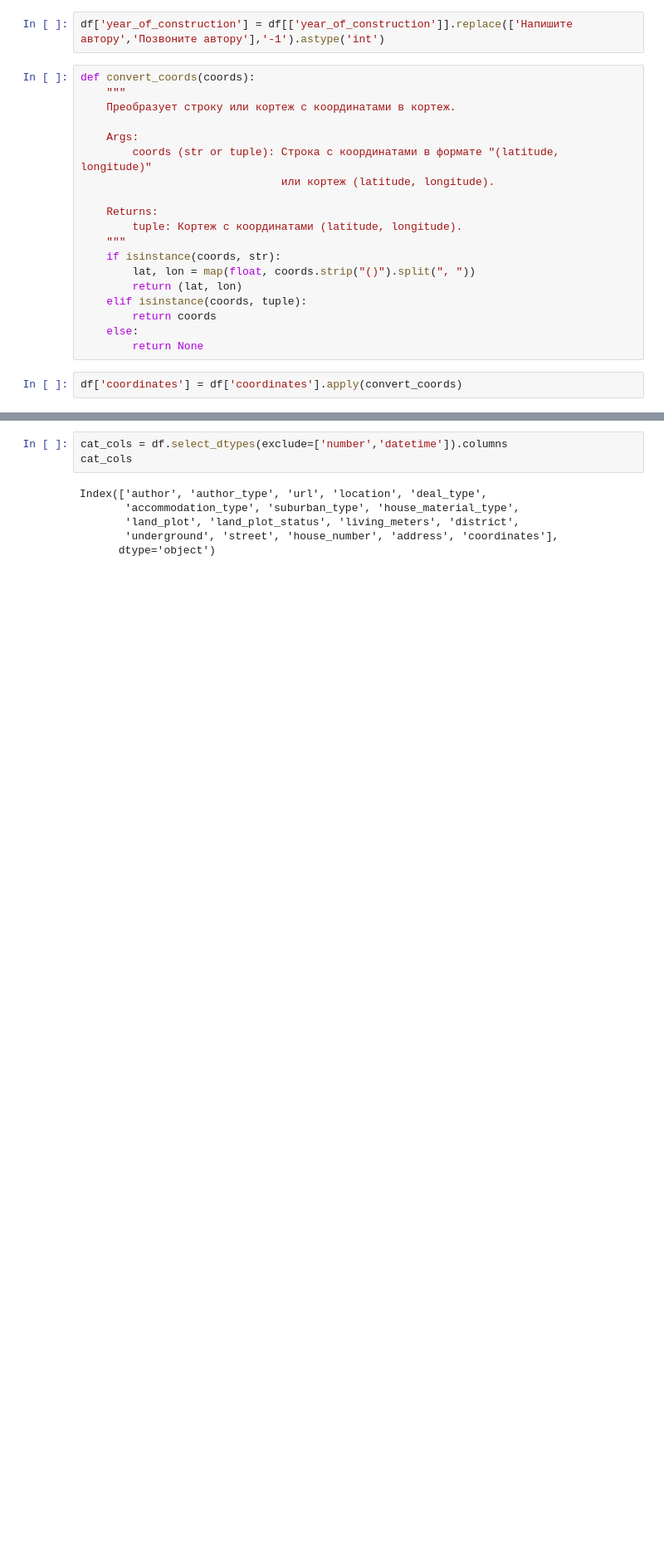
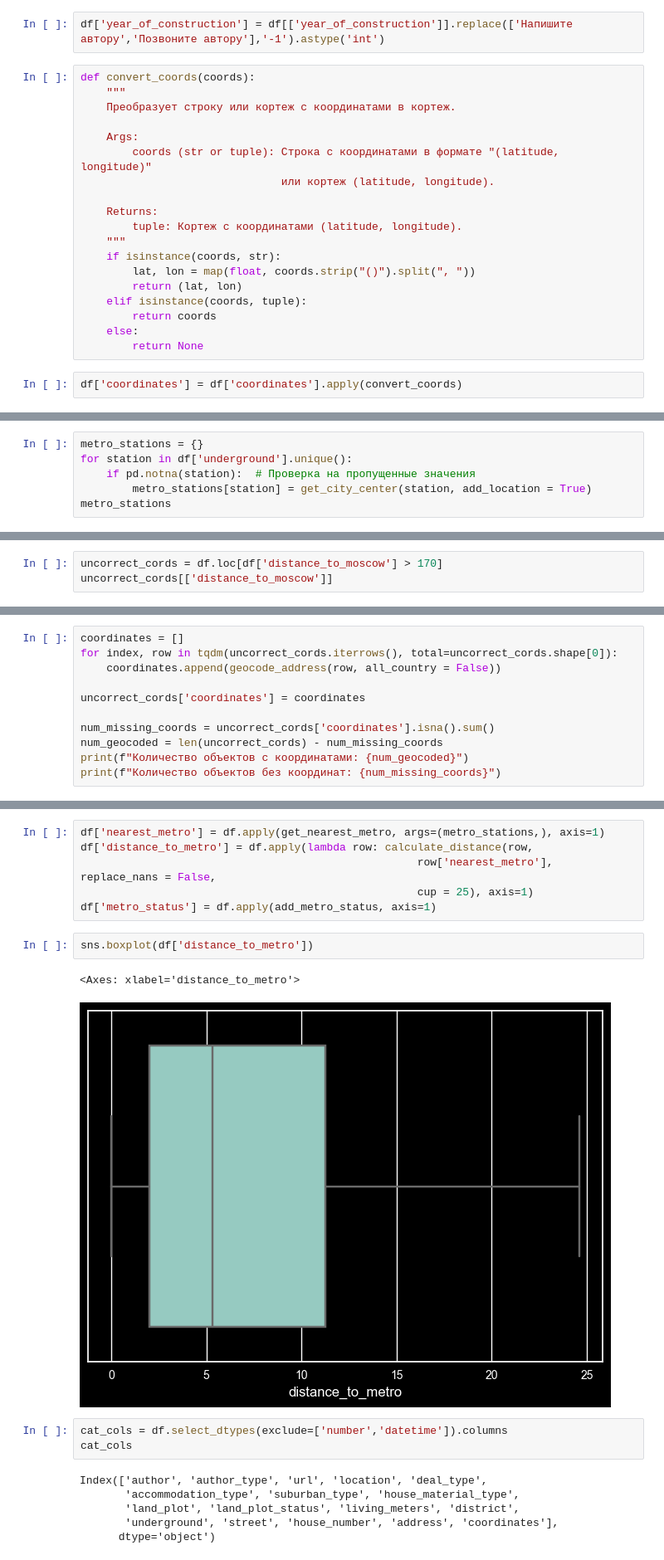
Before and after one commit to FedorSafonov/Predicting-the-value-of-real-estate-in-the-Moscow-region, a Jupyter notebook: project.ipynb, the cells around one changed output, grey strips where cells are left out. Shown at 83% size. Drawn from its saved outputs; the diff is of its cells as text; blank space fills up the shorter version.

```diff
--- a/project.ipynb
+++ b/project.ipynb
@@ -180,0 +217,6 @@ city_centers
+# %%
+metro_stations = {}
+for station in df['underground'].unique():
+    if pd.notna(station):  # Проверка на пропущенные значения
+        metro_stations[station] = get_city_center(station, add_location = True)
+metro_stations
@@ -280,0 +314,3 @@ Name: 443, dtype: object
+# %%
+uncorrect_cords = df.loc[df['distance_to_moscow'] > 170]
+uncorrect_cords[['distance_to_moscow']]
@@ -280,0 +337,11 @@ Name: 443, dtype: object
+# %%
+coordinates = []
+for index, row in tqdm(uncorrect_cords.iterrows(), total=uncorrect_cords.shape[0]):
+    coordinates.append(geocode_address(row, all_country = False))
+
+uncorrect_cords['coordinates'] = coordinates
+
+num_missing_coords = uncorrect_cords['coordinates'].isna().sum()
+num_geocoded = len(uncorrect_cords) - num_missing_coords
+print(f"Количество объектов с координатами: {num_geocoded}")
+print(f"Количество объектов без координат: {num_missing_coords}")
@@ -281,3 +385,14 @@ Name: 443, dtype: object
+# %%
+df['nearest_metro'] = df.apply(get_nearest_metro, args=(metro_stations,), axis=1)
+df['distance_to_metro'] = df.apply(lambda row: calculate_distance(row,
+                                                    row['nearest_metro'], replace_nans = False,
+                                                    cup = 25), axis=1)
+df['metro_status'] = df.apply(add_metro_status, axis=1)
+# %%
+sns.boxplot(df['distance_to_metro'])
+# %% [output]
+<Axes: xlabel='distance_to_metro'>
+[figure, added]
 # %%
 cat_cols = df.select_dtypes(exclude=['number','datetime']).columns
 cat_cols
```
Also changed, not shown: parts of 22 cells of this notebook, 4 other files.
